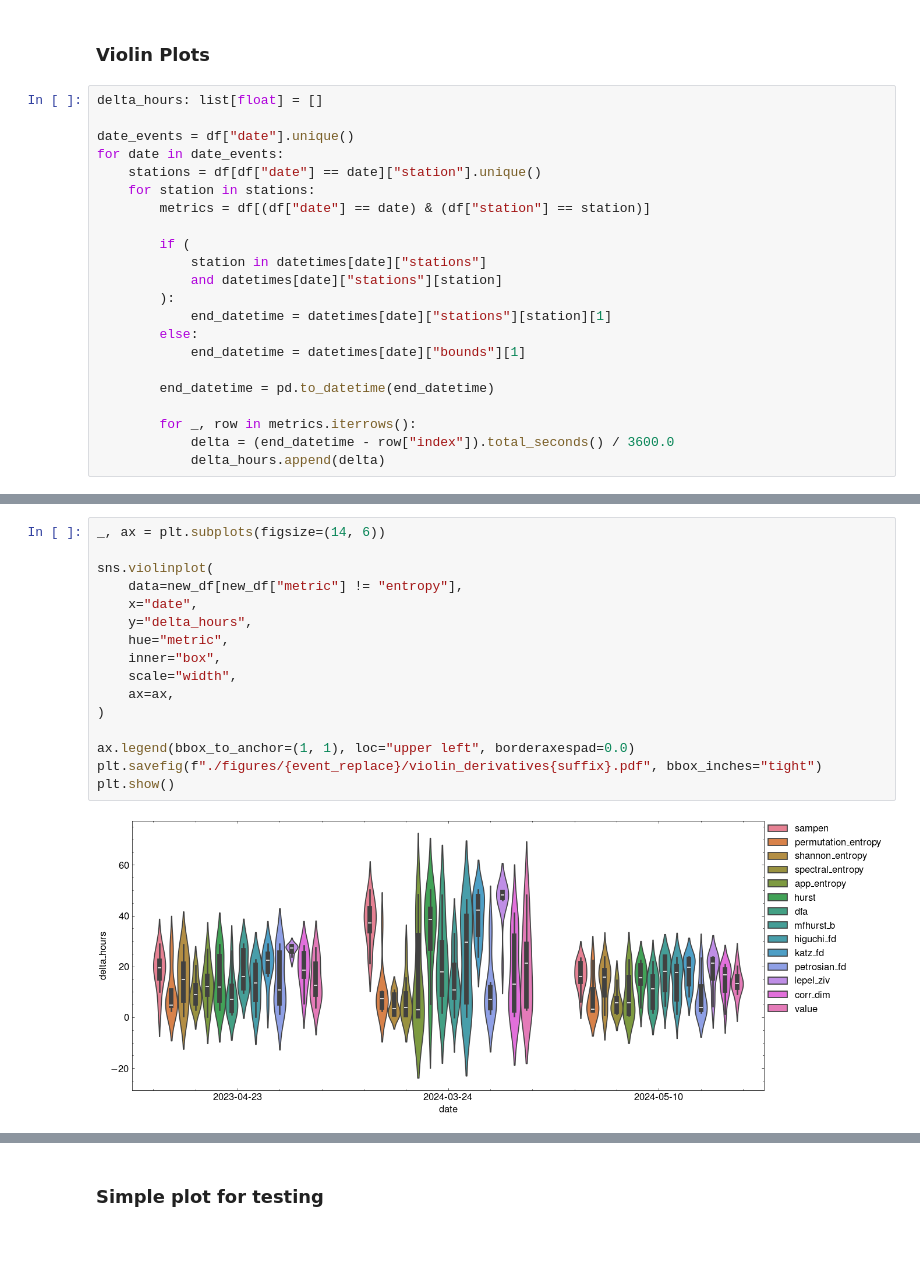
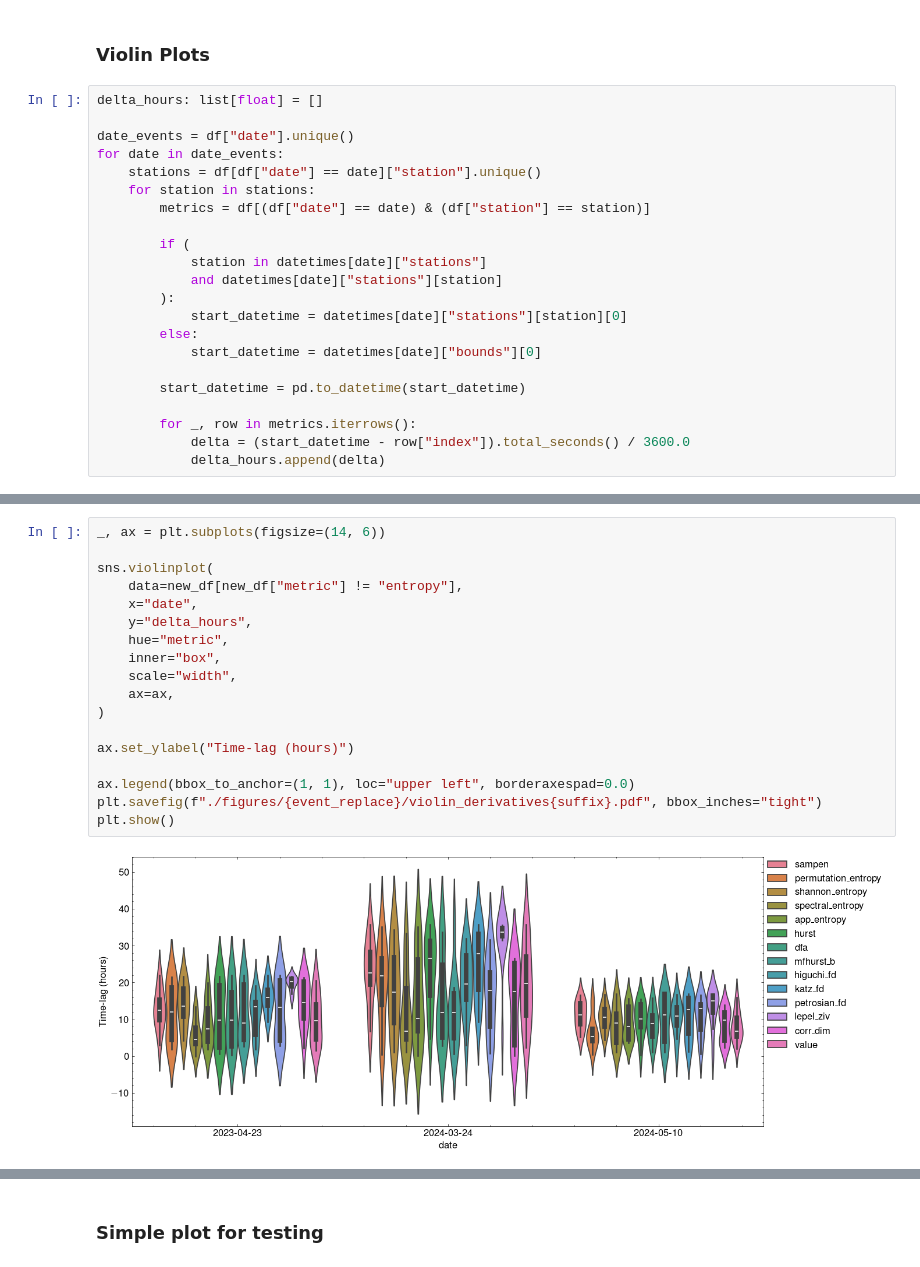
Before and after one commit to dosquisd/NMDB, a Jupyter notebook: 004_predictions.ipynb, the cells around one changed output, grey strips where cells are left out. Saved outputs shown, nothing was run; the diff lists cells and outputs as text.

Commit message:
fix: change from end_datetime to start_datetime. And generate new plots

```diff
--- a/004_predictions.ipynb
+++ b/004_predictions.ipynb
@@ -211,14 +211,14 @@ for date in date_events:
             station in datetimes[date]["stations"]
             and datetimes[date]["stations"][station]
         ):
-            end_datetime = datetimes[date]["stations"][station][1]
+            start_datetime = datetimes[date]["stations"][station][0]
         else:
-            end_datetime = datetimes[date]["bounds"][1]
+            start_datetime = datetimes[date]["bounds"][0]
 
-        end_datetime = pd.to_datetime(end_datetime)
+        start_datetime = pd.to_datetime(start_datetime)
 
         for _, row in metrics.iterrows():
-            delta = (end_datetime - row["index"]).total_seconds() / 3600.0
+            delta = (start_datetime - row["index"]).total_seconds() / 3600.0
             delta_hours.append(delta)
 # %%
 new_df = df.copy()
@@ -241,18 +241,20 @@ new_df
 # %%
 _, ax = plt.subplots(figsize=(14, 6))
 
 sns.violinplot(
     data=new_df[new_df["metric"] != "entropy"],
     x="date",
     y="delta_hours",
     hue="metric",
     inner="box",
     scale="width",
     ax=ax,
 )
 
+ax.set_ylabel("Time-lag (hours)")
+
 ax.legend(bbox_to_anchor=(1, 1), loc="upper left", borderaxespad=0.0)
 plt.savefig(f"./figures/{event_replace}/violin_derivatives{suffix}.pdf", bbox_inches="tight")
 plt.show()
 # %% [output]
-[figure, old version]
+[figure, new version]
```
Also changed, not shown: parts of 5 cells of this notebook, 5 other files.
